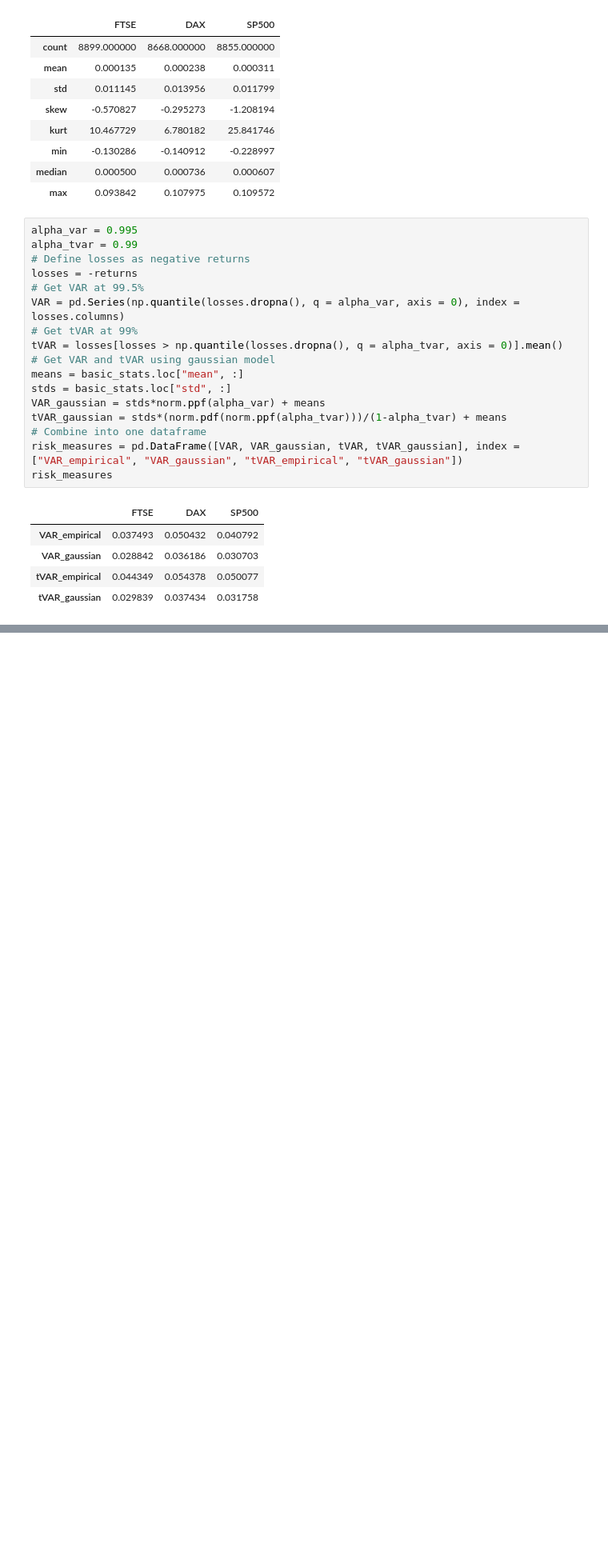
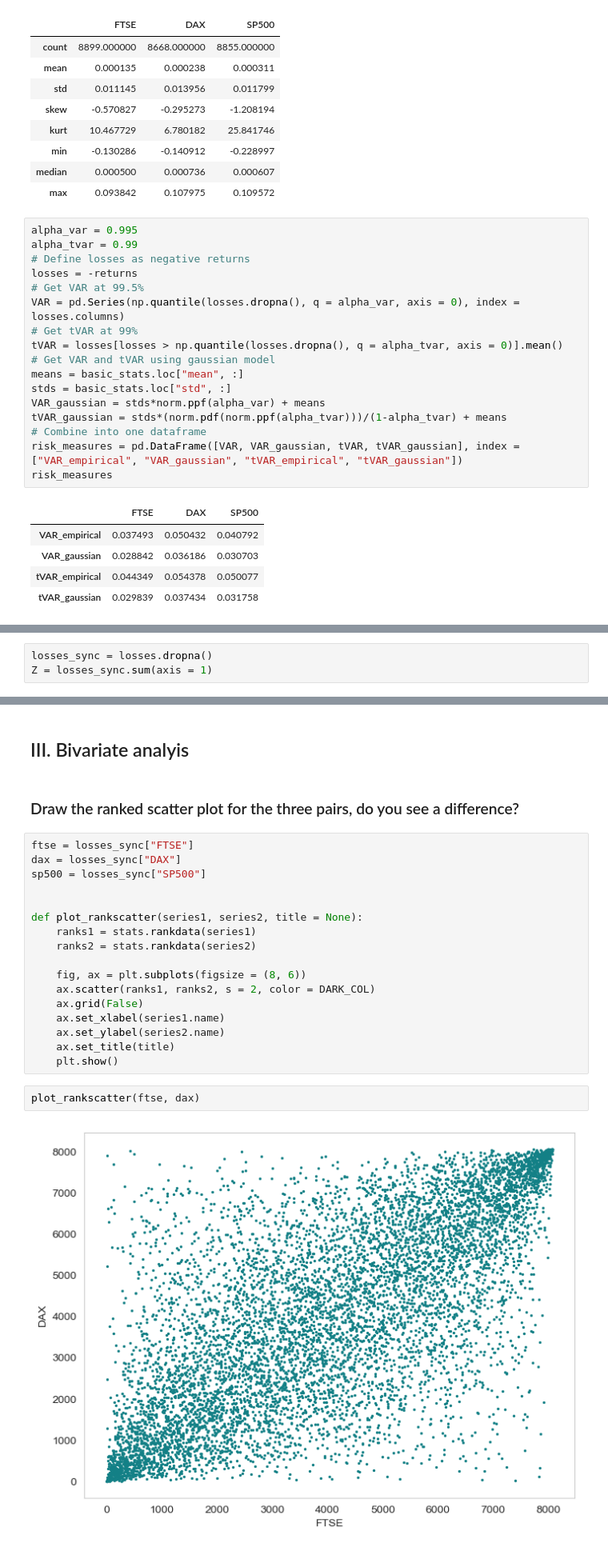
Before and after one commit to oskargirardin/QRM_Project, a Jupyter notebook: final_project.ipynb, the cells around one changed output, grey strips where cells are left out. Shown at 80% size. Saved outputs shown, nothing was run; the diff lists cells and outputs as text; blank space fills up the shorter version.

Commit message:
continued bivariate

```diff
--- a/final_project.ipynb
+++ b/final_project.ipynb
@@ -147,0 +171,3 @@ risk_measures
+# %%
+losses_sync = losses.dropna()
+Z = losses_sync.sum(axis = 1)
@@ -147,0 +203,25 @@ risk_measures
+# %% [markdown]
+## III. Bivariate analyis
+# %% [markdown]
+### Draw the ranked scatter plot for the three pairs, do you see a difference?
+# %%
+ftse = losses_sync["FTSE"]
+dax = losses_sync["DAX"]
+sp500 = losses_sync["SP500"]
+
+
+def plot_rankscatter(series1, series2, title = None):
+    ranks1 = stats.rankdata(series1)
+    ranks2 = stats.rankdata(series2)
+
+    fig, ax = plt.subplots(figsize = (8, 6))
+    ax.scatter(ranks1, ranks2, s = 2, color = DARK_COL)
+    ax.grid(False)
+    ax.set_xlabel(series1.name)
+    ax.set_ylabel(series2.name)
+    ax.set_title(title)
+    plt.show()
+# %%
+plot_rankscatter(ftse, dax)
+# %% [output]
+[figure, added]
```
Also changed, not shown: parts of 13 cells of this notebook.
